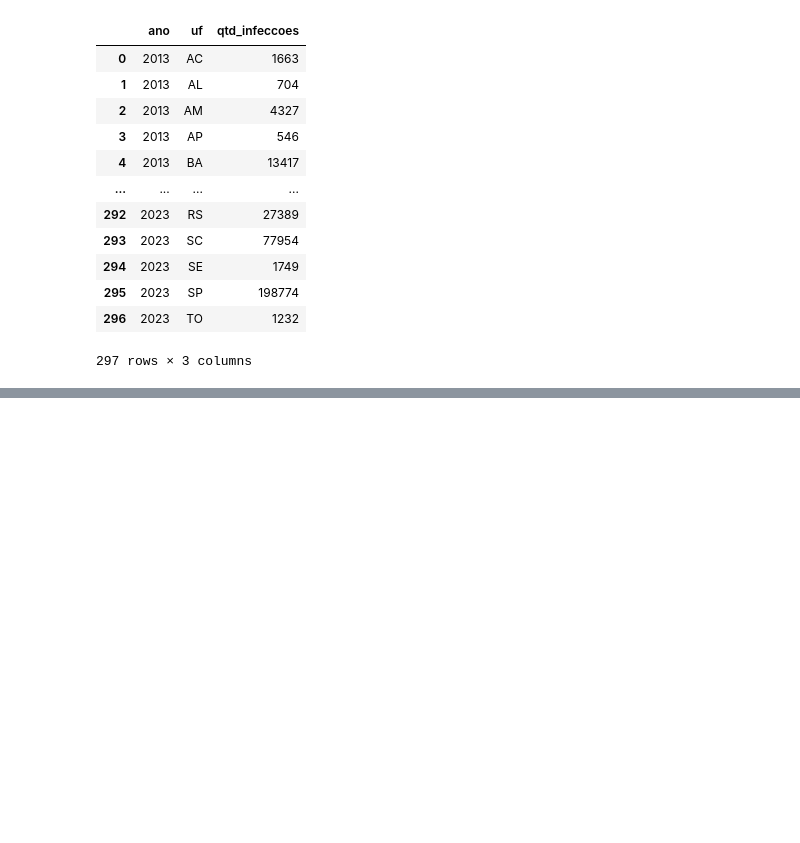
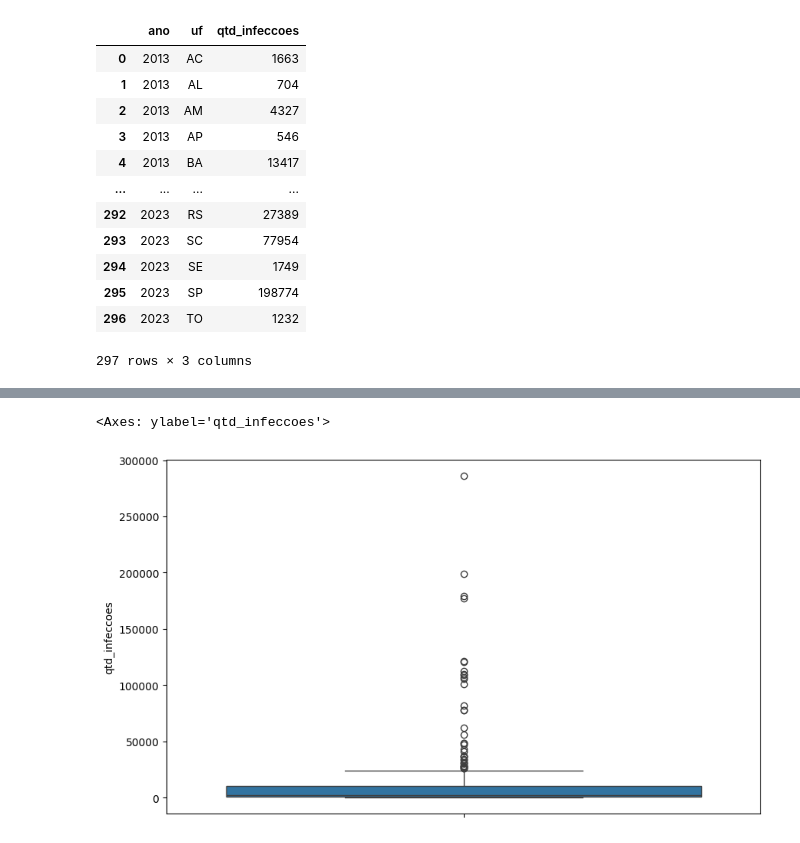
Before and after one commit to LuFeMa33/Codes_FIAP, a Jupyter notebook: Dengue_Brasil.ipynb, the cells around one changed output, grey strips where cells are left out. Drawn from its saved outputs; the diff is of its cells as text; code cells hidden in the pictures; blank space fills up the shorter version.

```diff
--- a/Dengue_Brasil.ipynb
+++ b/Dengue_Brasil.ipynb
@@ -173,0 +187,7 @@ infeccoes_estado
+# %%
+# criando boxplot apenas com o eixo y analisando a quantidade de infecções
+plt.figure(figsize=(10,6))
+sns.boxplot(data = infeccoes_estado, y = 'qtd_infeccoes')
+# %% [output]
+<Axes: ylabel='qtd_infeccoes'>
+[figure, added]
```
Also changed, not shown: parts of 12 cells of this notebook.
